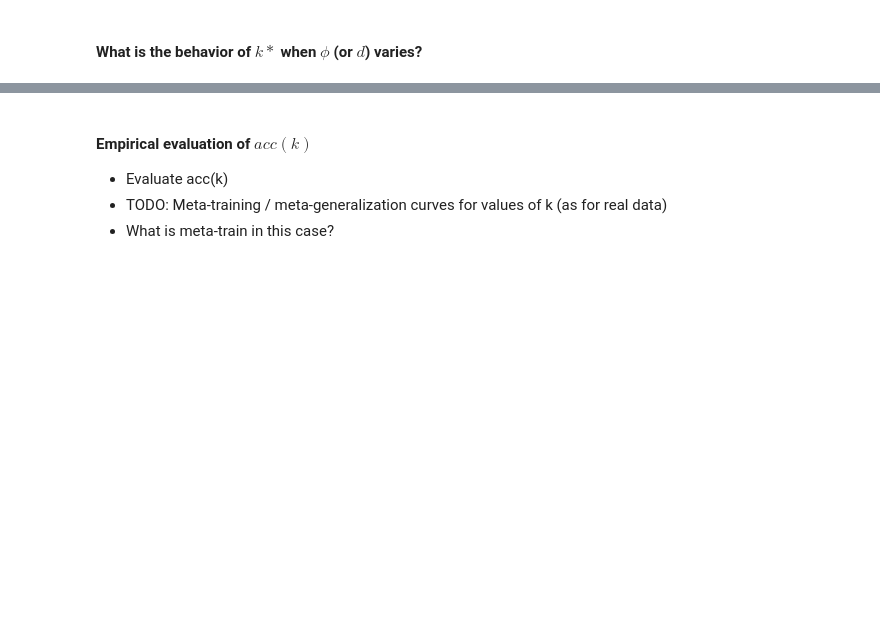
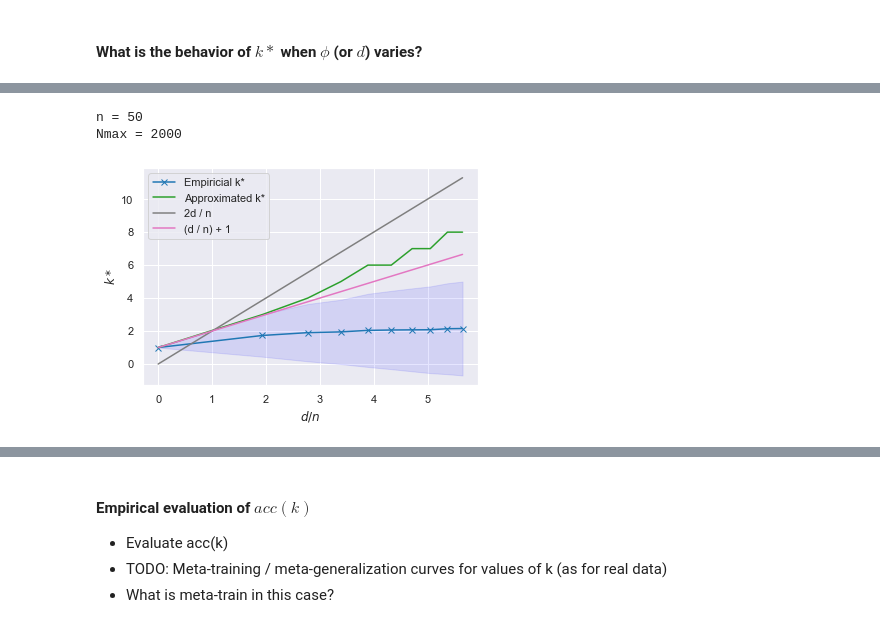
Before and after one commit to Didayolo/automl-conf-2022, a Jupyter notebook: experiments.ipynb, the cells around one changed output, grey strips where cells are left out. Cells and saved outputs as stored; diff of their text form; code cells hidden in the pictures; blank space fills up the shorter version.

```diff
--- a/experiments.ipynb
+++ b/experiments.ipynb
@@ -295,0 +315,6 @@ Nmax = 400
+# %%
+experiment_kendall(50, Nmax=2000, step=200, trials=10000)
+# %% [output]
+n = 50
+Nmax = 2000
+[figure, added]
```
Also changed, not shown: parts of 44 cells of this notebook.
